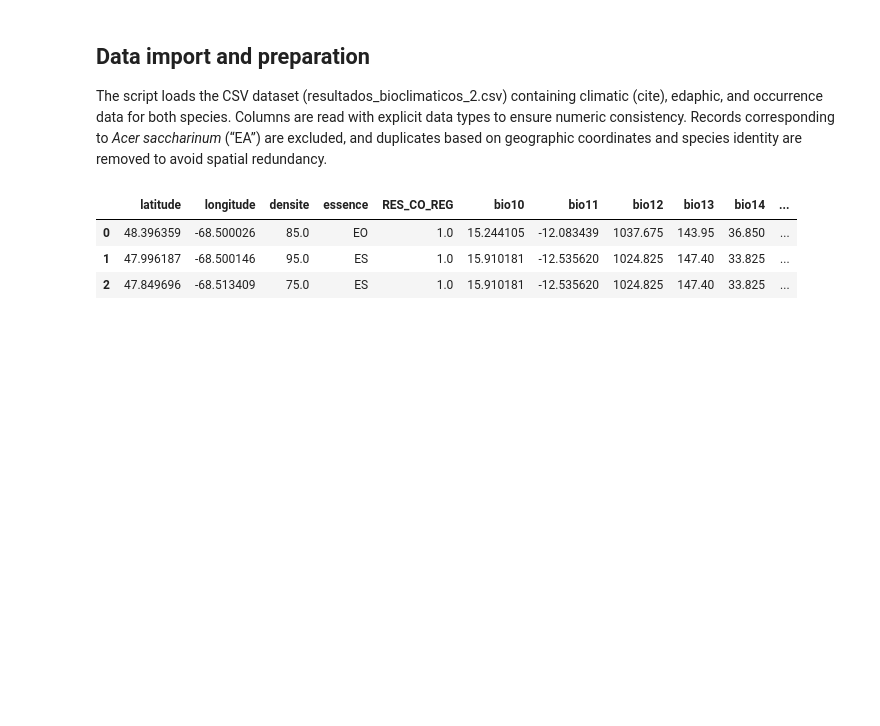
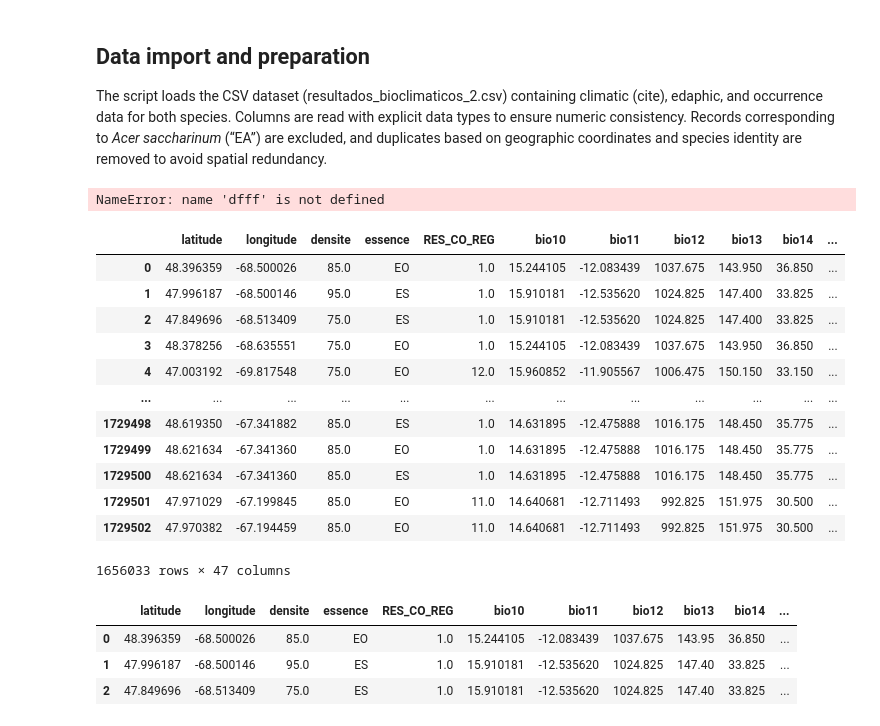
Before and after one commit to jorgelizarazo94/Maple_Quebecois, a Jupyter notebook: Supplementary_2.ipynb, the cells around one changed output. Saved outputs shown, nothing was run; the diff lists cells and outputs as text; code cells hidden in the pictures; blank space fills up the shorter version.

```diff
--- a/Supplementary_2.ipynb
+++ b/Supplementary_2.ipynb
@@ -32,7 +32,26 @@ import matplotlib.pyplot as plt
 import numpy as np
 import pandas as pd
 # %%
-dfff = pd.read_csv(csv_file_path, dtype=dtype_spec)
+df = pd.read_csv(csv_file_path, dtype=dtype_spec)
+dfff = dfff[dfff['elev'] >= 0].copy()
+# %% [output]
+NameError: name 'dfff' is not defined
+# %%
+dfff
+# %% [output]
+|  | latitude | longitude | densite | essence | RES_CO_REG | bio10 | bio11 | bio12 | bio13 | bio14 | ... |
+| 0 | 48.396359 | -68.500026 | 85.0 | EO | 1.0 | 15.244105 | -12.083439 | 1037.675 | 143.950 | 36.850 | ... |
+| 1 | 47.996187 | -68.500146 | 95.0 | ES | 1.0 | 15.910181 | -12.535620 | 1024.825 | 147.400 | 33.825 | ... |
+| 2 | 47.849696 | -68.513409 | 75.0 | ES | 1.0 | 15.910181 | -12.535620 | 1024.825 | 147.400 | 33.825 | ... |
+| 3 | 48.378256 | -68.635551 | 75.0 | EO | 1.0 | 15.244105 | -12.083439 | 1037.675 | 143.950 | 36.850 | ... |
+| 4 | 47.003192 | -69.817548 | 75.0 | EO | 12.0 | 15.960852 | -11.905567 | 1006.475 | 150.150 | 33.150 | ... |
+| ... | ... | ... | ... | ... | ... | ... | ... | ... | ... | ... | ... |
+| 1729498 | 48.619350 | -67.341882 | 85.0 | ES | 1.0 | 14.631895 | -12.475888 | 1016.175 | 148.450 | 35.775 | ... |
+| 1729499 | 48.621634 | -67.341360 | 85.0 | EO | 1.0 | 14.631895 | -12.475888 | 1016.175 | 148.450 | 35.775 | ... |
+| 1729500 | 48.621634 | -67.341360 | 85.0 | ES | 1.0 | 14.631895 | -12.475888 | 1016.175 | 148.450 | 35.775 | ... |
+| 1729501 | 47.971029 | -67.199845 | 85.0 | EO | 11.0 | 14.640681 | -12.711493 | 992.825 | 151.975 | 30.500 | ... |
+| 1729502 | 47.970382 | -67.194459 | 85.0 | EO | 11.0 | 14.640681 | -12.711493 | 992.825 | 151.975 | 30.500 | ... |
+1656033 rows × 47 columns
 # %%
 
 #os.environ['OPENBLAS_NUM_THREADS'] = '1'
```
Also changed, not shown: parts of 15 cells of this notebook, 3 other files.
